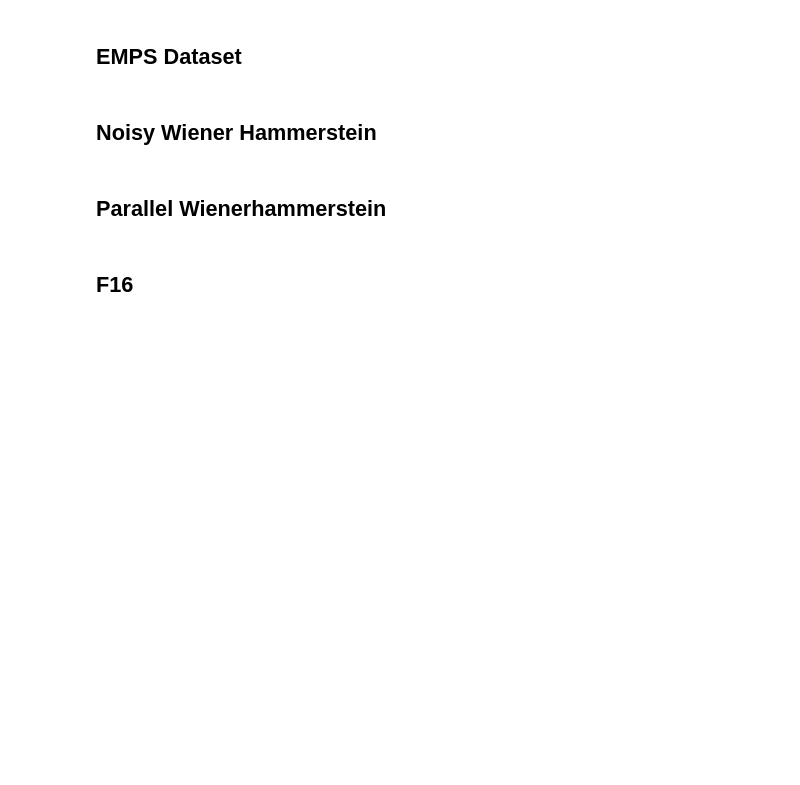
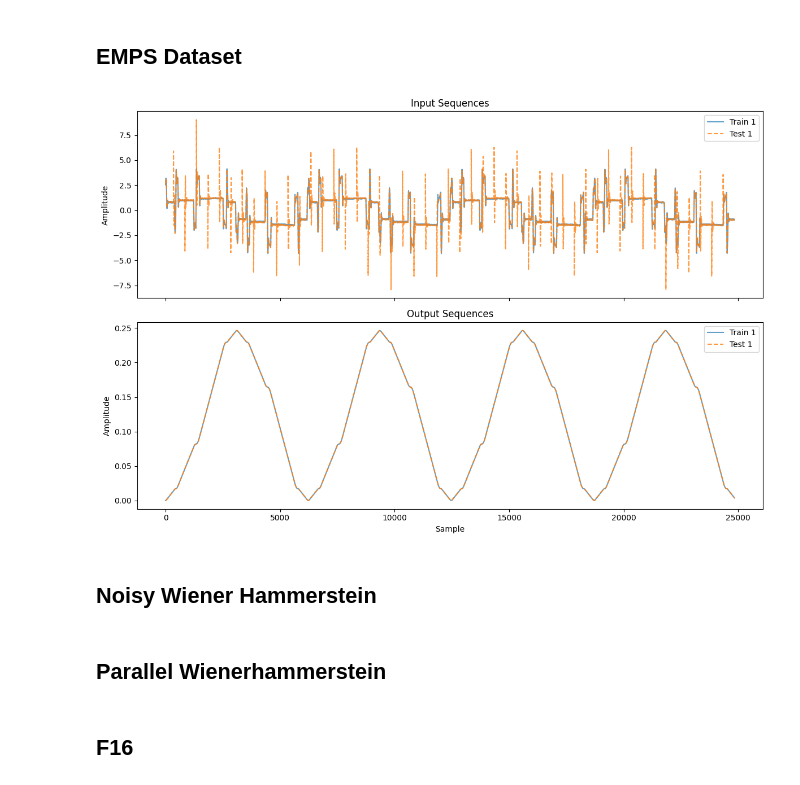
Before and after one commit to daniel-om-weber/sysbench_loader, a Jupyter notebook: nbs/01_workshop.ipynb, the cells around one changed output. Saved outputs shown, nothing was run; the diff lists cells and outputs as text; code cells hidden in the pictures; blank space fills up the shorter version.

```diff
--- a/nbs/01_workshop.ipynb
+++ b/nbs/01_workshop.ipynb
@@ -64,6 +105,10 @@ def cascaded_tanks(
 cascaded_tanks(tmp_dir  / 'cascaded_tanks' )
 # %% [markdown]
 ## EMPS Dataset
+# %%
+plot_workshop_data(nonlinear_benchmarks.EMPS)
+# %% [output]
+[figure, added]
 # %%
 #| export
 def emps(
```
Also changed, not shown: parts of 14 cells of this notebook, 3 other files.
